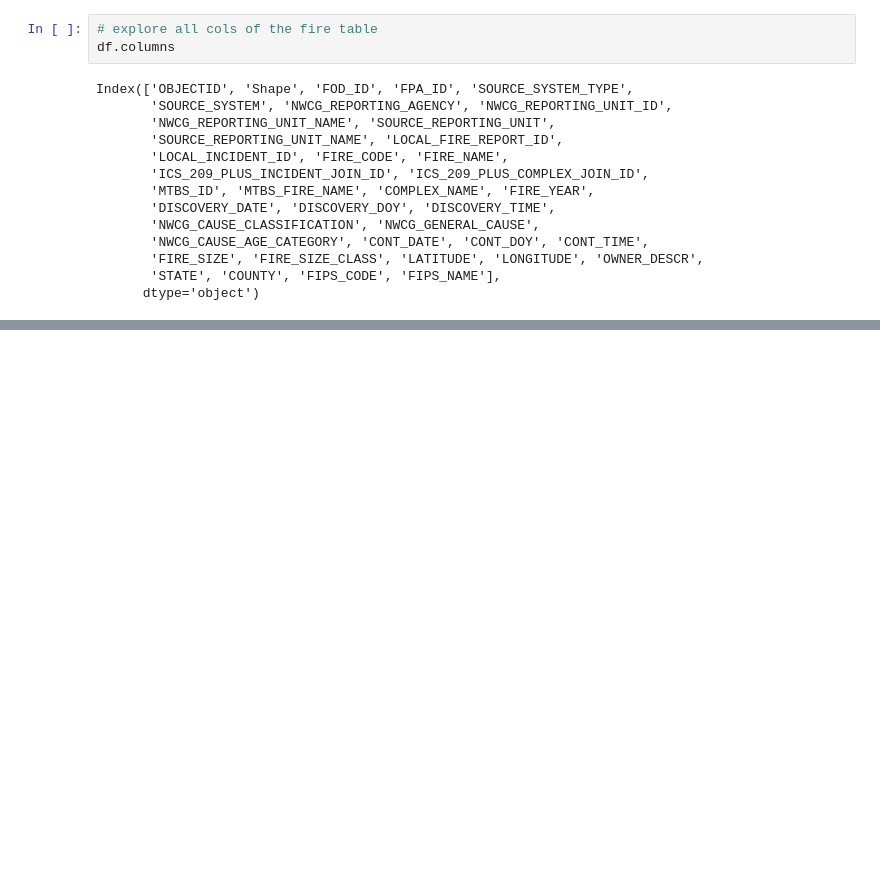
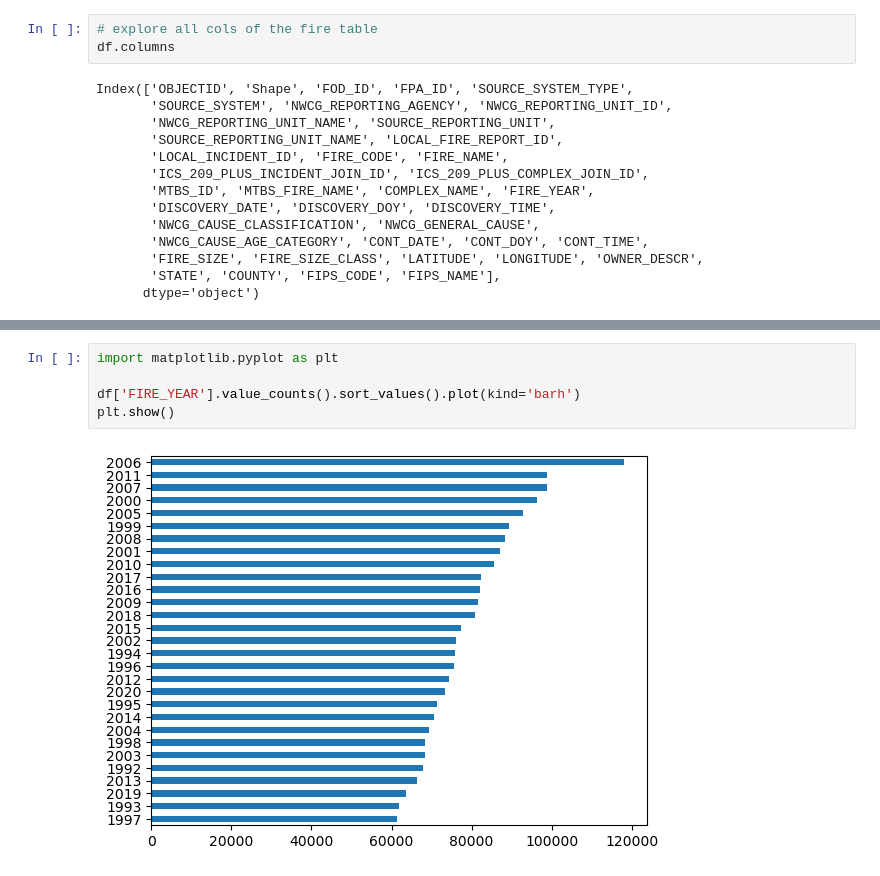
Before and after one commit to clovestad/Wild_fires, a Jupyter notebook: wildfires.ipynb, the cells around one changed output, grey strips where cells are left out. Saved outputs shown, nothing was run; the diff lists cells and outputs as text; blank space fills up the shorter version.

```diff
--- a/wildfires.ipynb
+++ b/wildfires.ipynb
@@ -63,3 +63,10 @@ df.head()
 | 2 | CA | 17 | SLACK | 2004 | 0.10 | 5/31/2004 | 5/31/2004 | Debris and open burning | ... |
 | 3 | CA | 3 | DEER | 2004 | 0.10 | 6/28/2004 | 7/3/2004 | Natural | ... |
 | 4 | CA | 3 | STEVENOT | 2004 | 0.10 | 6/28/2004 | 7/3/2004 | Natural | ... |
+# %%
+import matplotlib.pyplot as plt
+
+df['FIRE_YEAR'].value_counts().sort_values().plot(kind='barh')
+plt.show()
+# %% [output]
+[figure, added]
```
Also changed, not shown: parts of 1 cell of this notebook.
